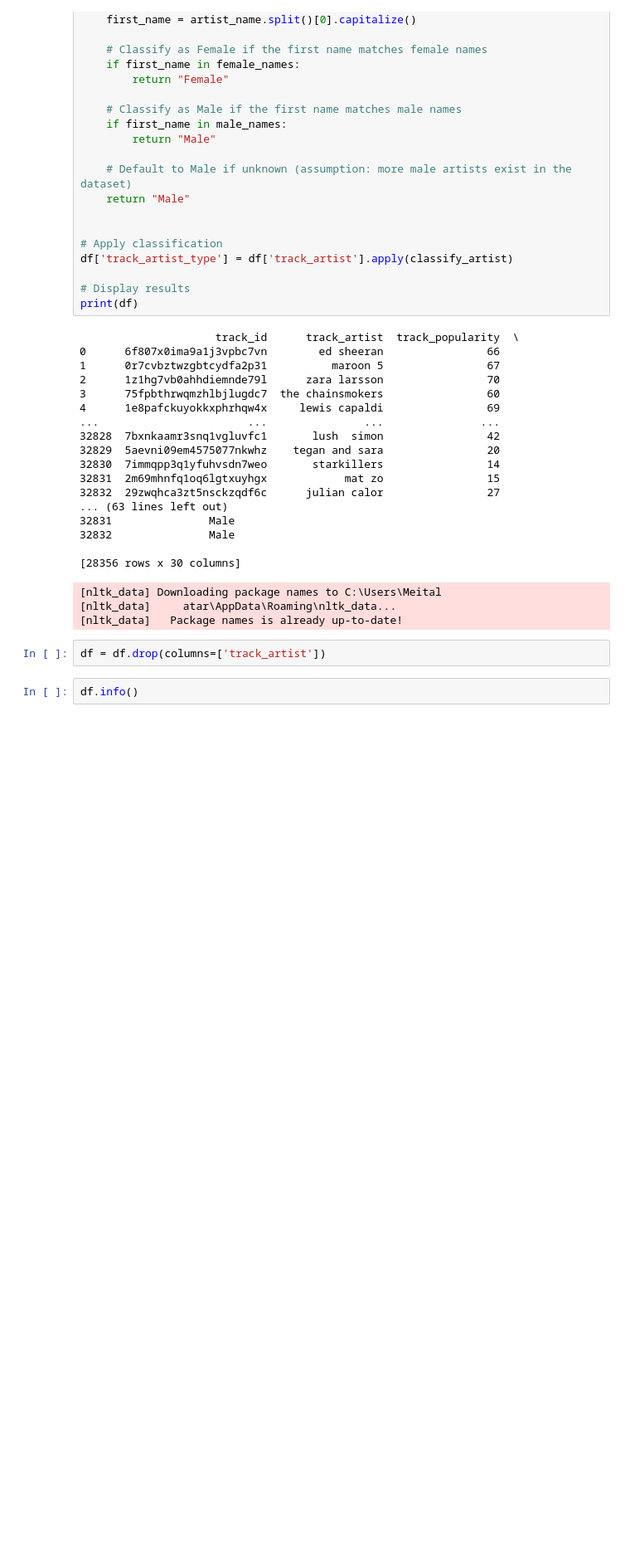
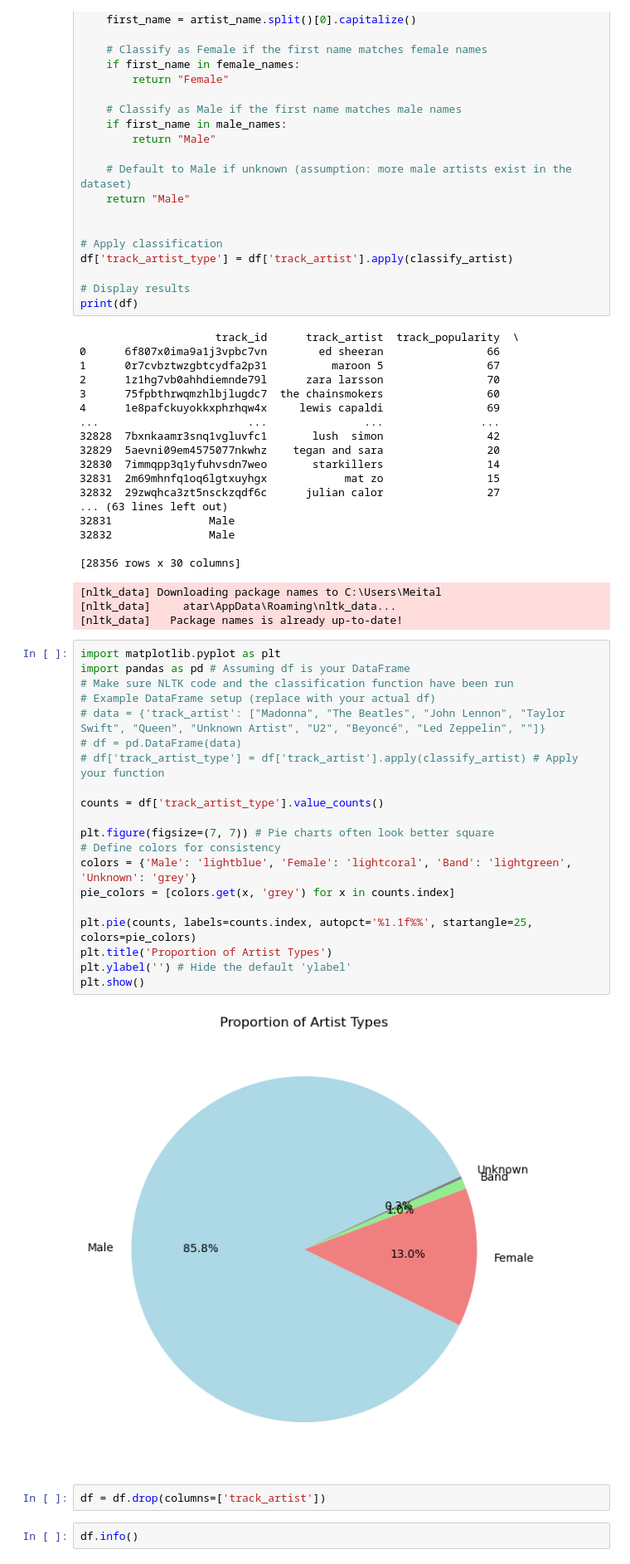
Before and after one commit to atar771/spotify, a Jupyter notebook: Feature_Engineering_SPOTIFY_SONG_new.ipynb, the cells around one changed output. Shown at 83% size. Cells and saved outputs as stored; diff of their text form; blank space fills up the shorter version.

```diff
--- a/Feature_Engineering_SPOTIFY_SONG_new.ipynb
+++ b/Feature_Engineering_SPOTIFY_SONG_new.ipynb
@@ -281,6 +281,28 @@ print(df)
 [nltk_data] Downloading package names to C:\Users\Meital
 [nltk_data]     atar\AppData\Roaming\nltk_data...
 [nltk_data]   Package names is already up-to-date!
+# %%
+import matplotlib.pyplot as plt
+import pandas as pd # Assuming df is your DataFrame
+# Make sure NLTK code and the classification function have been run
+# Example DataFrame setup (replace with your actual df)
+# data = {'track_artist': ["Madonna", "The Beatles", "John Lennon", "Taylor Swift", "Queen", "Unknown Artist", "U2", "Beyoncé", "Led Zeppelin", ""]}
+# df = pd.DataFrame(data)
+# df['track_artist_type'] = df['track_artist'].apply(classify_artist) # Apply your function
+
+counts = df['track_artist_type'].value_counts()
+
+plt.figure(figsize=(7, 7)) # Pie charts often look better square
+# Define colors for consistency
+colors = {'Male': 'lightblue', 'Female': 'lightcoral', 'Band': 'lightgreen', 'Unknown': 'grey'}
+pie_colors = [colors.get(x, 'grey') for x in counts.index]
+
+plt.pie(counts, labels=counts.index, autopct='%1.1f%%', startangle=25, colors=pie_colors)
+plt.title('Proportion of Artist Types')
+plt.ylabel('') # Hide the default 'ylabel'
+plt.show()
+# %% [output]
+[figure, added]
 # %%
 df = df.drop(columns=['track_artist'])
 # %%
```
Also changed, not shown: parts of 9 cells of this notebook.
